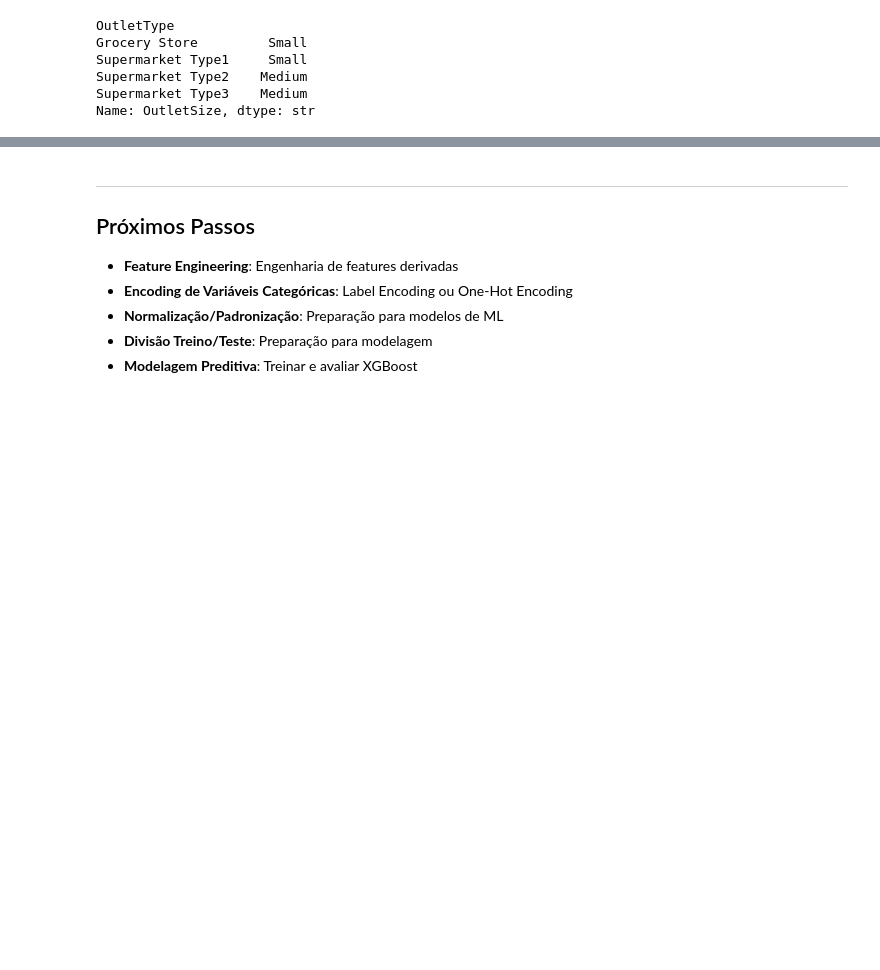
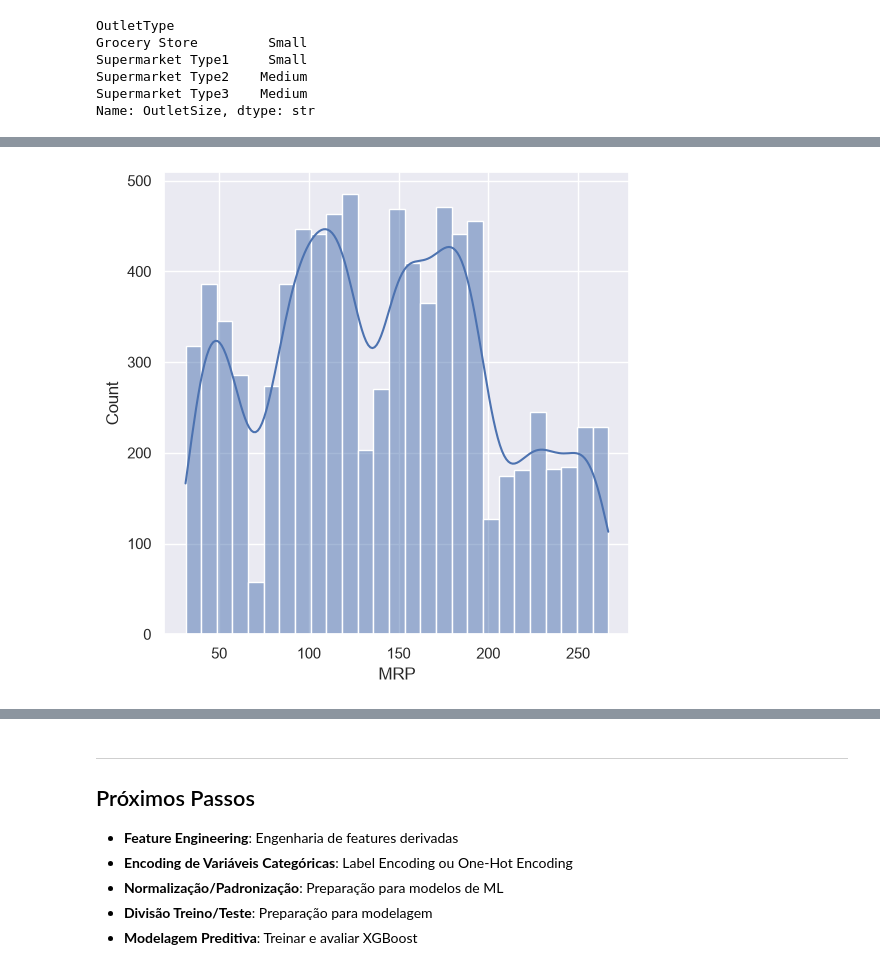
Before and after one commit to arthurferraz10/big-mart-sales-prediction, a Jupyter notebook: src/data.ipynb, the cells around one changed output, grey strips where cells are left out. Cells and saved outputs as stored; diff of their text form; code cells hidden in the pictures; blank space fills up the shorter version.

```diff
--- a/src/data.ipynb
+++ b/src/data.ipynb
@@ -317,0 +340,8 @@ Name: OutletSize, dtype: str
+# %%
+# Distribuição do preço máximo de venda (MRP) para verificar a escala e possíveis assimetrias
+plt.figure(figsize=(6, 6))
+sns.histplot(big_mart['MRP'], kde=True)
+plt.title('Distribuição do Preço Máximo de Venda (MRP)')
+plt.show()
+# %% [output]
+[figure, added]
```
Also changed, not shown: parts of 9 cells of this notebook.
